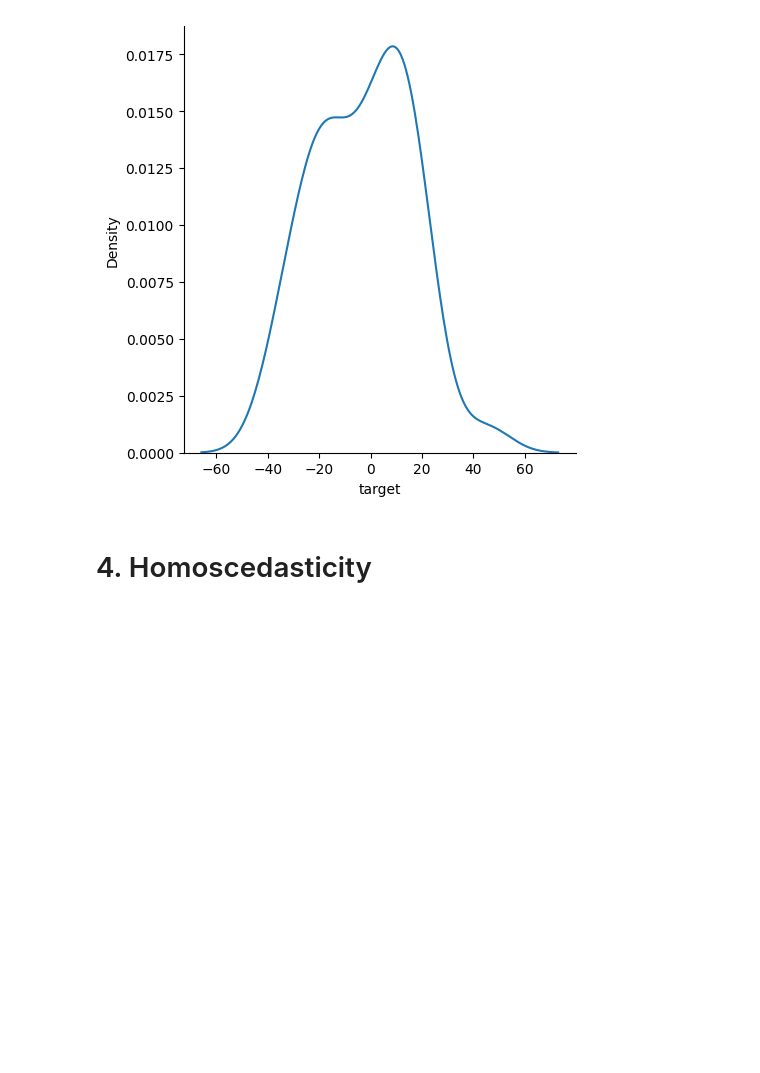
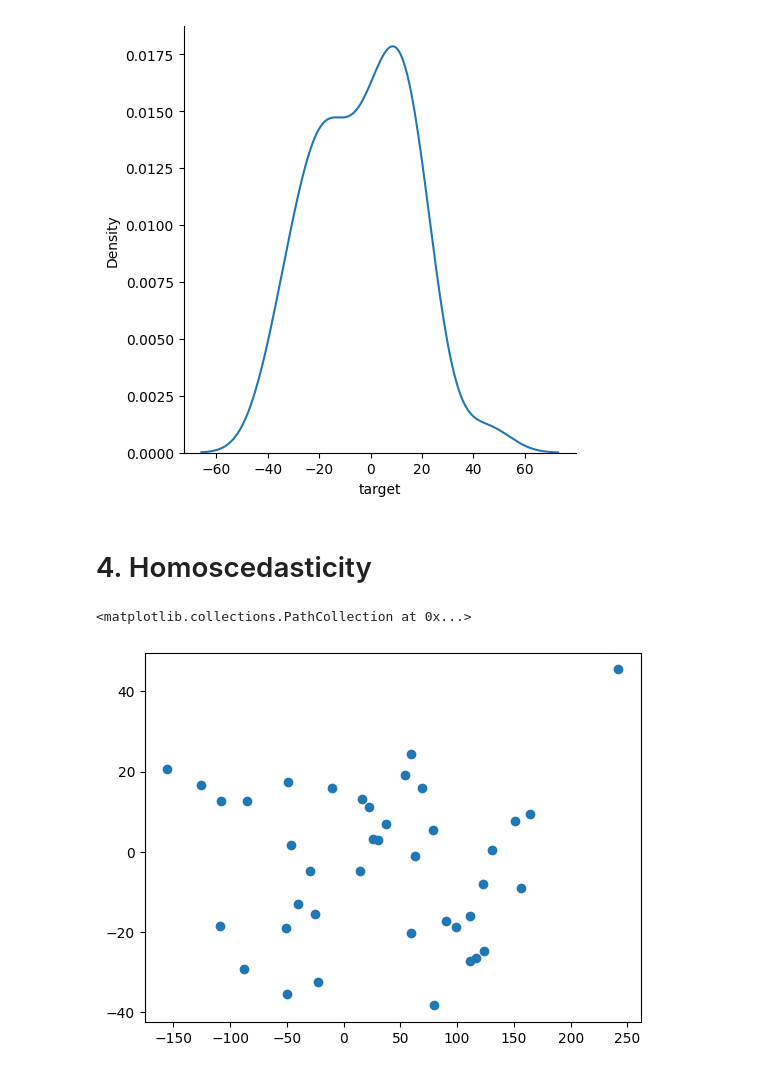
Before and after one commit to PralayeshMukherjee/Scikit_Learn, a Jupyter notebook: Algorithms/Linear Regression/assumptionsLinearRegression.ipynb, the cells around one changed output. Saved outputs shown, nothing was run; the diff lists cells and outputs as text; code cells hidden in the pictures; blank space fills up the shorter version.

Commit message:
check the scatter dots are perfectly distributed or not

```diff
--- a/Algorithms/Linear Regression/assumptionsLinearRegression.ipynb
+++ b/Algorithms/Linear Regression/assumptionsLinearRegression.ipynb
@@ -67,3 +67,8 @@ sns.displot(residual,kind='kde')
 [figure]
 # %% [markdown]
 # 4. Homoscedasticity
+# %%
+plt.scatter(lr.predict(x_test),residual)
+# %% [output]
+<matplotlib.collections.PathCollection at 0x...>
+[figure, added]
```
